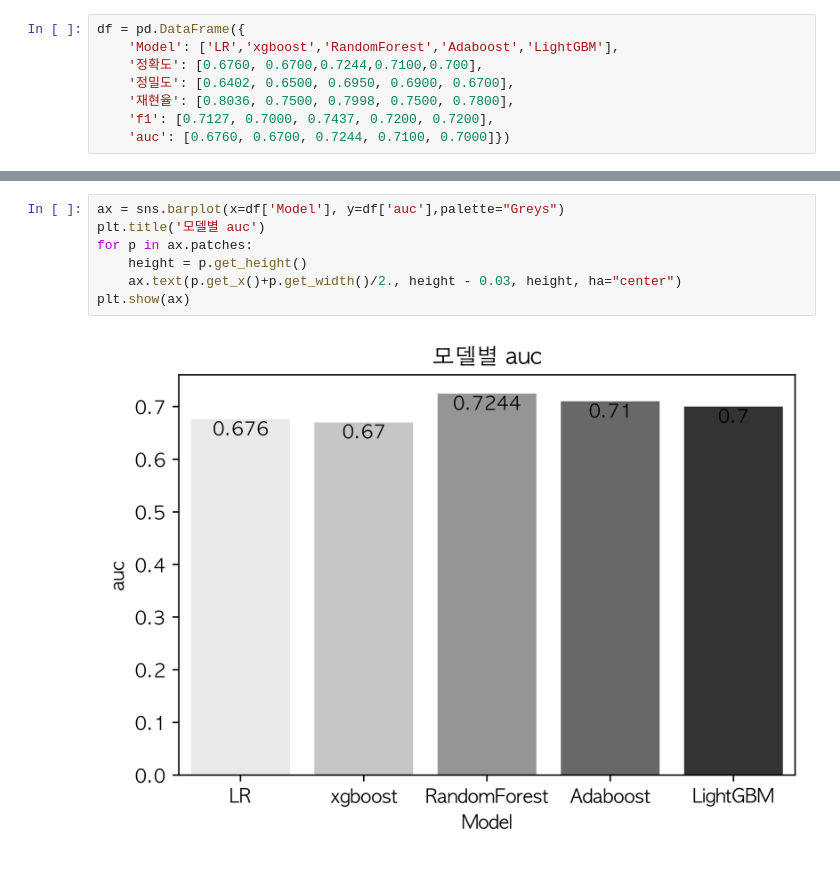
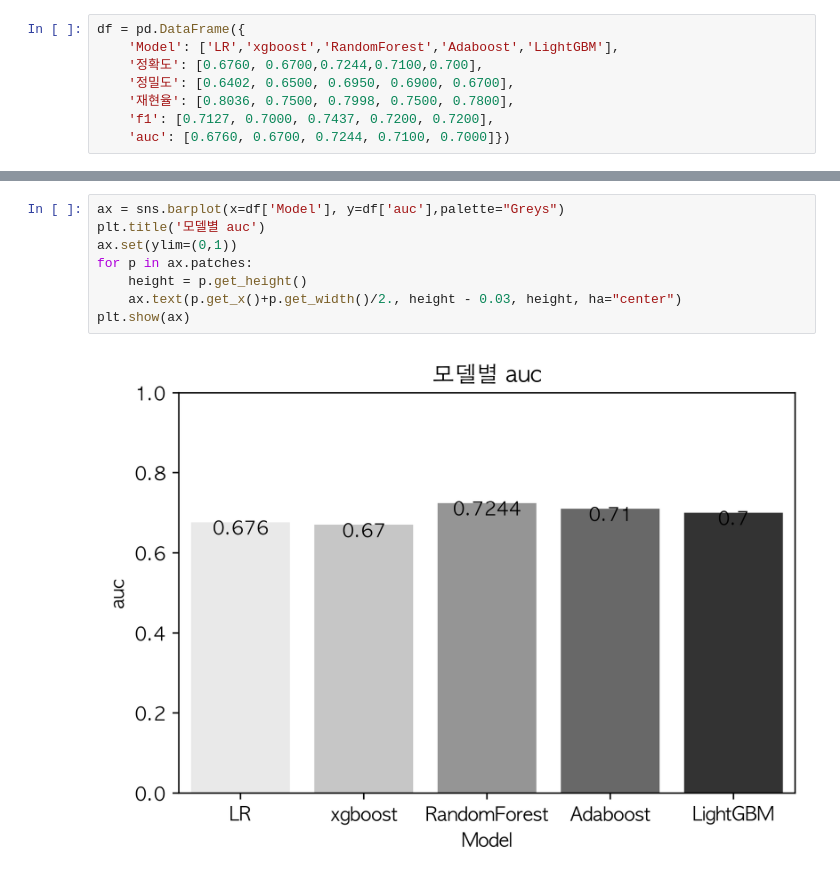
Before and after one commit to kms2698/diabetes-analysys_topgap, a Jupyter notebook: 모델별 값.ipynb, the cells around one changed output, grey strips where cells are left out. Drawn from its saved outputs; the diff is of its cells as text.

```diff
--- a/모델별 값.ipynb
+++ b/모델별 값.ipynb
@@ -67,9 +86,10 @@ plt.show(ax)
 # %%
 ax = sns.barplot(x=df['Model'], y=df['auc'],palette="Greys")
 plt.title('모델별 auc')
+ax.set(ylim=(0,1))
 for p in ax.patches:
     height = p.get_height()
     ax.text(p.get_x()+p.get_width()/2., height - 0.03, height, ha="center")
 plt.show(ax)
 # %% [output]
-[figure, old version]
+[figure, new version]
```
Also changed, not shown: parts of 8 cells of this notebook.
